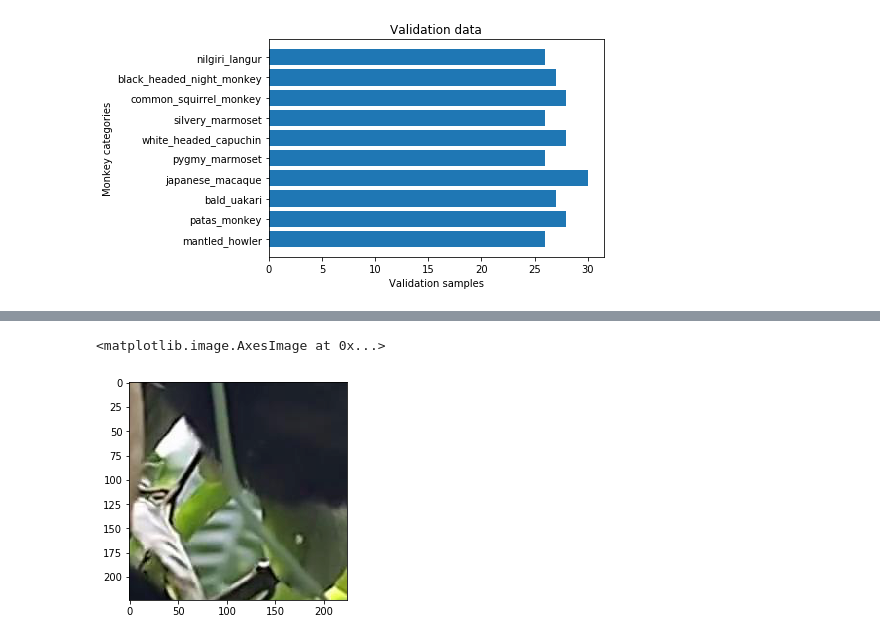
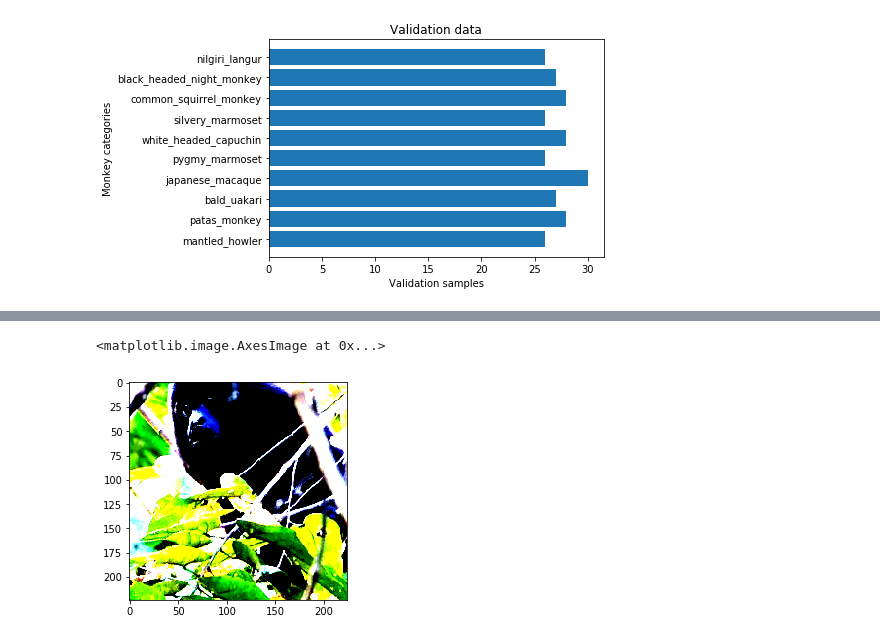
Before and after one commit to mxahan/GAN_DL_project, a Jupyter notebook: VGG_Monkey_pytorch.ipynb, the cells around one changed output, grey strips where cells are left out. Cells and saved outputs as stored; diff of their text form; code cells hidden in the pictures.

```diff
--- a/VGG_Monkey_pytorch.ipynb
+++ b/VGG_Monkey_pytorch.ipynb
@@ -58,7 +60,7 @@ transform = {
     ])
 }
 # %%
-PATH = 'Data/Kaggle_Monkey/'
+PATH = 'data/Kaggle_Monkey/'
 # %%
 #using torchvision ImageFolder for importing this dataset
 trainData = torchvision.datasets.ImageFolder(root=PATH+'training',transform=transform['train'])
@@ -143,10 +156,8 @@ Text(0, 0.5, 'Monkey categories')
 # %%
-# ploting single image
-
-#PLOTTING un-normalized data
-temp = trainDataLoader.dataset[1][0].numpy()
-temp = [0.1970754,0.1970754,0.1970754]*np.transpose(temp,axes=[1,2,0])+ [0.39099613,0.39099613,0.39099613]
-plt.imshow(temp)
+#PLOTTING normalized data
+temp = trainDataLoader.dataset[2][0].numpy()
+# temp = [0.1970754,0.1970754,0.1970754]*np.transpose(temp,axes=[1,2,0])+ [0.39099613,0.39099613,0.39099613]
+plt.imshow(np.transpose(temp,axes=[1,2,0]))
 # %% [output]
 <matplotlib.image.AxesImage at 0x...>
-[figure, old version]
+[figure, new version]
```
Also changed, not shown: parts of 20 cells of this notebook.
